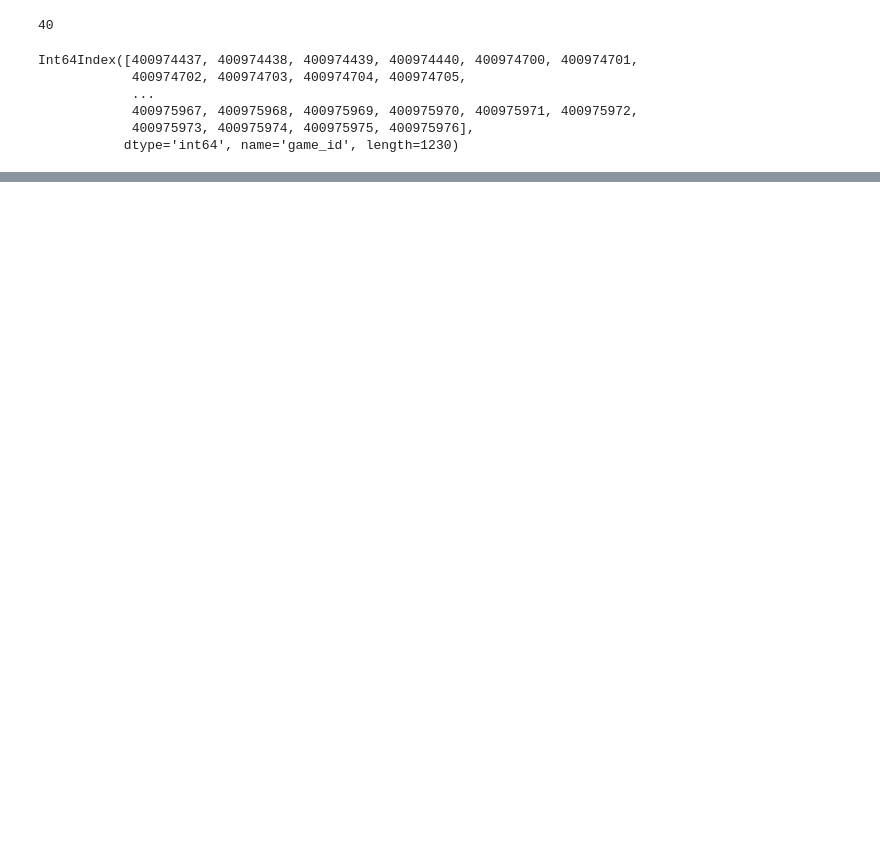
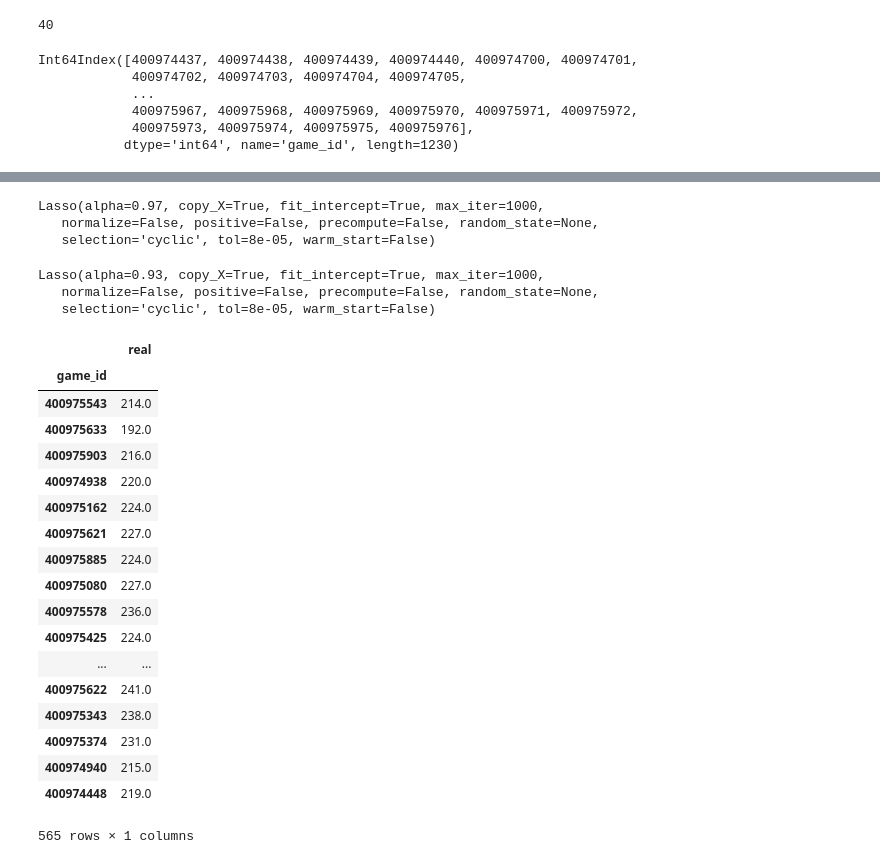
Before and after one commit to sadelson97/dsi_capstone, a Jupyter notebook: means_model.ipynb, the cells around one changed output, grey strips where cells are left out. Cells and saved outputs as stored; diff of their text form; code cells hidden in the pictures; blank space fills up the shorter version.

```diff
--- a/means_model.ipynb
+++ b/means_model.ipynb
@@ -124,0 +147,2 @@ df.drop(['team2_Total_PTS','team1_Min','team2_Min','team1_home_team','team2_home
+# %%
+X_train,X_test,y_train,y_test=train_test_split(df_use.drop('team1_Total_PTS',axis=1),df_use['team1_Total_PTS'],test_size=.5)
@@ -124,0 +166,6 @@ df.drop(['team2_Total_PTS','team1_Min','team2_Min','team1_home_team','team2_home
+# %%
+clf.best_estimator_
+# %% [output]
+Lasso(alpha=0.97, copy_X=True, fit_intercept=True, max_iter=1000,
+   normalize=False, positive=False, precompute=False, random_state=None,
+   selection='cyclic', tol=8e-05, warm_start=False)
@@ -124,0 +174,6 @@ df.drop(['team2_Total_PTS','team1_Min','team2_Min','team1_home_team','team2_home
+# %%
+las.fit(X_train,y_train)
+# %% [output]
+Lasso(alpha=0.93, copy_X=True, fit_intercept=True, max_iter=1000,
+   normalize=False, positive=False, precompute=False, random_state=None,
+   selection='cyclic', tol=8e-05, warm_start=False)
@@ -124,0 +184,22 @@ df.drop(['team2_Total_PTS','team1_Min','team2_Min','team1_home_team','team2_home
+# %%
+comp_df
+# %% [output]
+|  | real |
+| game_id |  |
+| 400975543 | 214.0 |
+| 400975633 | 192.0 |
+| 400975903 | 216.0 |
+| 400974938 | 220.0 |
+| 400975162 | 224.0 |
+| 400975621 | 227.0 |
+| 400975885 | 224.0 |
+| 400975080 | 227.0 |
+| 400975578 | 236.0 |
+| 400975425 | 224.0 |
+| ... | ... |
+| 400975622 | 241.0 |
+| 400975343 | 238.0 |
+| 400975374 | 231.0 |
+| 400974940 | 215.0 |
+| 400974448 | 219.0 |
+565 rows × 1 columns
```
Also changed, not shown: parts of 29 cells of this notebook.
